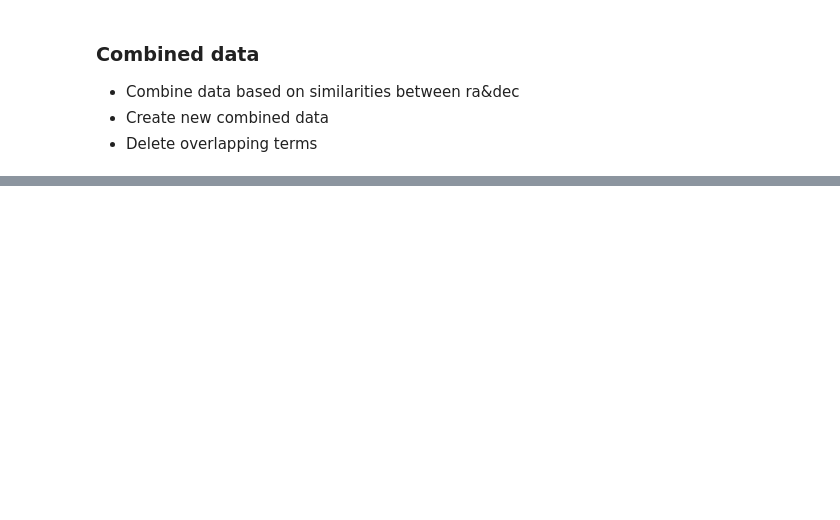
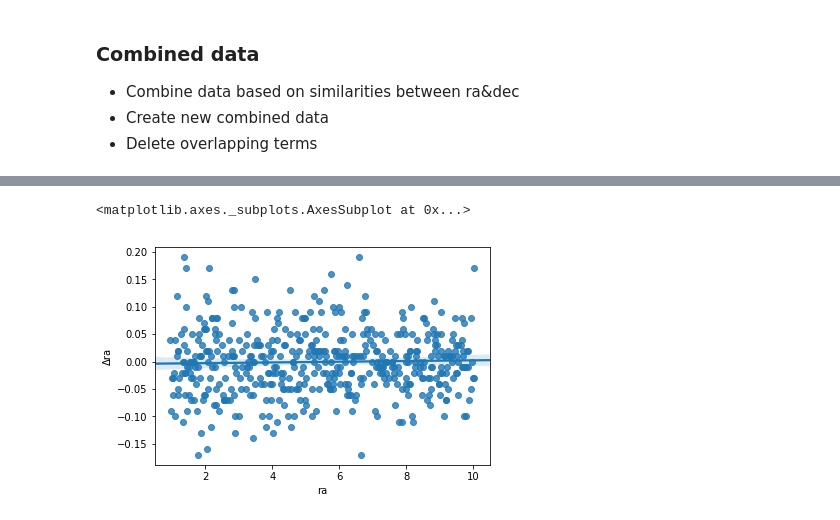
Before and after one commit to oliang2000/yerkes-plate-digitization, a Jupyter notebook: DataMatching.ipynb, the cells around one changed output, grey strips where cells are left out. Saved outputs shown, nothing was run; the diff lists cells and outputs as text; code cells hidden in the pictures; blank space fills up the shorter version.

```diff
--- a/DataMatching.ipynb
+++ b/DataMatching.ipynb
@@ -75,0 +90,5 @@ sns.regplot('phot_bp_mean_mag','magnitude',data=df)
+# %%
+sns.regplot('ra','Δra',data=df)
+# %% [output]
+<matplotlib.axes._subplots.AxesSubplot at 0x...>
+[figure, added]
```
Also changed, not shown: parts of 8 cells of this notebook.
